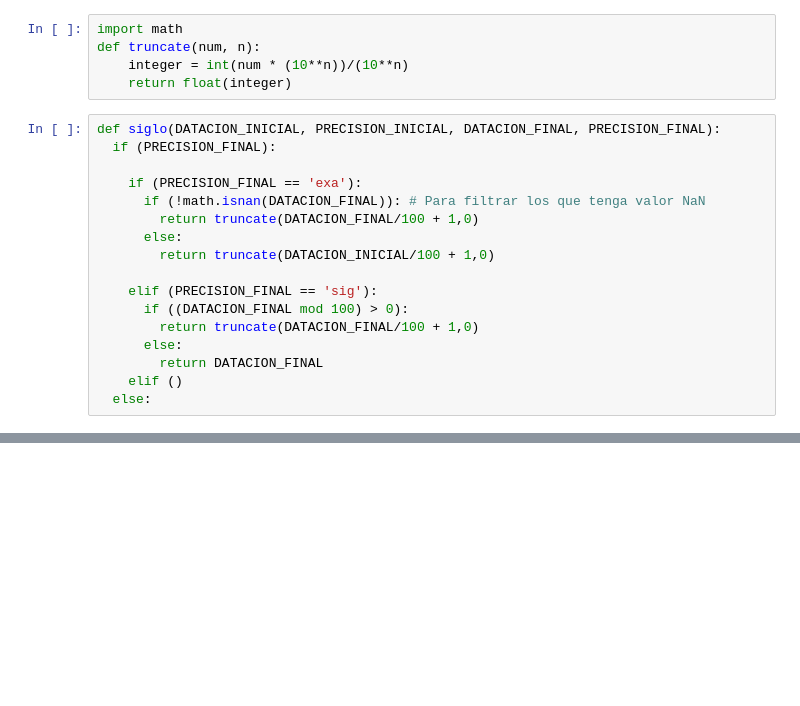
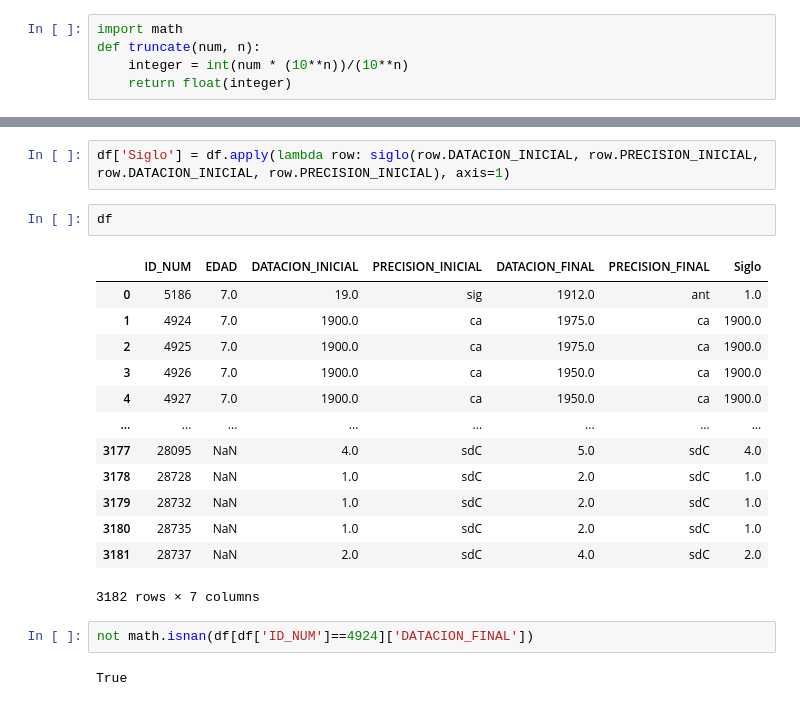
Before and after one commit to IA2021UR/trabajo-ia-en-la-comunidad-de-la-rioja-equipo-10, a Jupyter notebook: Trabajo.ipynb, the cells around one changed output, grey strips where cells are left out. Cells and saved outputs as stored; diff of their text form; blank space fills up the shorter version.

```diff
--- a/Trabajo.ipynb
+++ b/Trabajo.ipynb
@@ -143,20 +143,3 @@ import math
 def truncate(num, n):
     integer = int(num * (10**n))/(10**n)
     return float(integer)
-# %%
-def siglo(DATACION_INICIAL, PRECISION_INICIAL, DATACION_FINAL, PRECISION_FINAL):
-  if (PRECISION_FINAL):
-
-    if (PRECISION_FINAL == 'exa'):
-      if (!math.isnan(DATACION_FINAL)): # Para filtrar los que tenga valor NaN
-        return truncate(DATACION_FINAL/100 + 1,0)
-      else:
-        return truncate(DATACION_INICIAL/100 + 1,0)
-
-    elif (PRECISION_FINAL == 'sig'):
-      if ((DATACION_FINAL mod 100) > 0):
-        return truncate(DATACION_FINAL/100 + 1,0)
-      else:
-        return DATACION_FINAL
-    elif ()
-  else:
@@ -181,0 +228,22 @@ df[df['PRECISION_FINAL']=='sig']
+# %%
+df['Siglo'] = df.apply(lambda row: siglo(row.DATACION_INICIAL, row.PRECISION_INICIAL, row.DATACION_INICIAL, row.PRECISION_INICIAL), axis=1)
+# %%
+df
+# %% [output]
+|  | ID_NUM | EDAD | DATACION_INICIAL | PRECISION_INICIAL | DATACION_FINAL | PRECISION_FINAL | Siglo |
+| 0 | 5186 | 7.0 | 19.0 | sig | 1912.0 | ant | 1.0 |
+| 1 | 4924 | 7.0 | 1900.0 | ca | 1975.0 | ca | 1900.0 |
+| 2 | 4925 | 7.0 | 1900.0 | ca | 1975.0 | ca | 1900.0 |
+| 3 | 4926 | 7.0 | 1900.0 | ca | 1950.0 | ca | 1900.0 |
+| 4 | 4927 | 7.0 | 1900.0 | ca | 1950.0 | ca | 1900.0 |
+| ... | ... | ... | ... | ... | ... | ... | ... |
+| 3177 | 28095 | NaN | 4.0 | sdC | 5.0 | sdC | 4.0 |
+| 3178 | 28728 | NaN | 1.0 | sdC | 2.0 | sdC | 1.0 |
+| 3179 | 28732 | NaN | 1.0 | sdC | 2.0 | sdC | 1.0 |
+| 3180 | 28735 | NaN | 1.0 | sdC | 2.0 | sdC | 1.0 |
+| 3181 | 28737 | NaN | 2.0 | sdC | 4.0 | sdC | 2.0 |
+3182 rows × 7 columns
+# %%
+not math.isnan(df[df['ID_NUM']==4924]['DATACION_FINAL'])
+# %% [output]
+True
```
Also changed, not shown: parts of 3 cells of this notebook.
